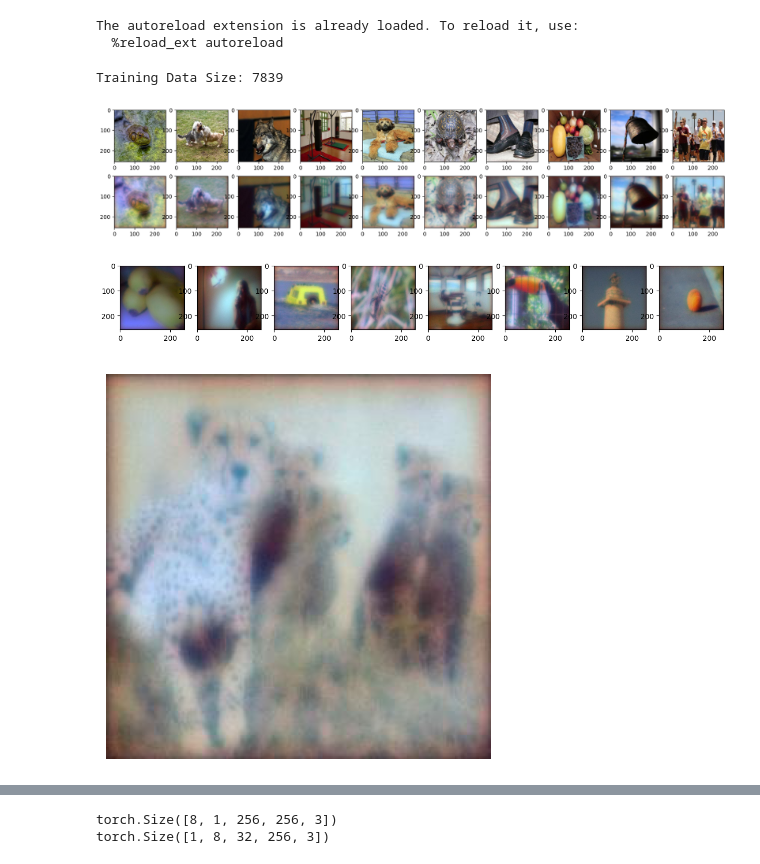
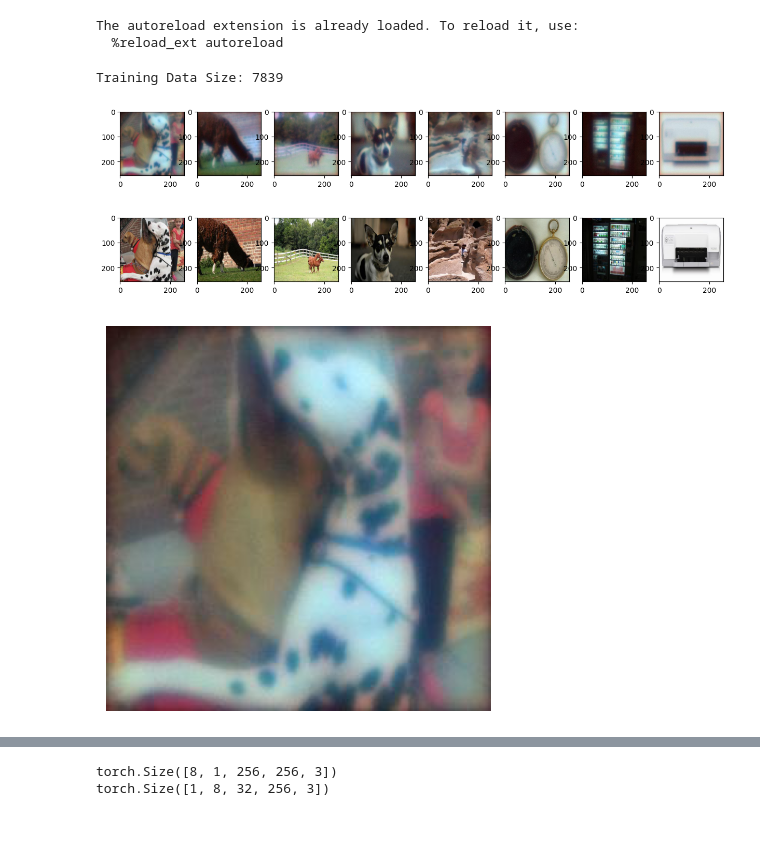
Before and after one commit to JipengSun/NanoArrays, a Jupyter notebook: training.ipynb, the cells around one changed output, grey strips where cells are left out. Saved outputs shown, nothing was run; the diff lists cells and outputs as text; code cells hidden in the pictures; blank space fills up the shorter version.

Commit message:
update dataloader display

```diff
--- a/training.ipynb
+++ b/training.ipynb
@@ -29,30 +29,23 @@ for ds_type in ['train','val','test']:
 dataset_train = dataset_dict['train']['dataset']
 dataset_test = dataset_dict['test']['dataset']
 
-dataloader_train = DataLoader(dataset_train, batch_size=8, shuffle=True, num_workers=1)
-dataloader_train = DataLoader(dataset_test, batch_size=8, shuffle=True, num_workers=1)
+batch_size = 8
+
+dataloader_train = DataLoader(dataset_train, batch_size, shuffle=True, num_workers=1)
+dataloader_train = DataLoader(dataset_test, batch_size, shuffle=True, num_workers=1)
 
 print('Training Data Size:',len(dataset_train))
-
-num_show = 10
-plt.figure(figsize=(2*num_show,4))
-plt.axis('off')
-for idx in range(num_show):
-    plt.subplot(2,num_show,idx+1)
-    image = dataset_train[idx]['gt'].detach().cpu().numpy()
-    plt.imshow(image)
-    plt.subplot(2,num_show,idx+1+num_show)
-    image = dataset_train[idx]['blur'].detach().cpu().numpy()
-    plt.imshow(image)
 # %% [output]
 Training Data Size: 7839
-[figure, removed]
 # %%
-show_tensor_image(next(iter(dataloader_train))['blur'])
-show_tensor_first_image(next(iter(dataloader_train))['blur'])
+image_tensor_dict = next(iter(dataloader_train))
+show_tensor_image(image_tensor_dict['blur'])
+show_tensor_image(image_tensor_dict['gt'])
+show_tensor_first_image(image_tensor_dict['blur'])
 # %% [output]
-[figure, old version]
+[figure, new version]
-[figure, old version]
+[figure, new version]
+[figure, added]
 # %%
 load_path = None
 epochs = 1
```
